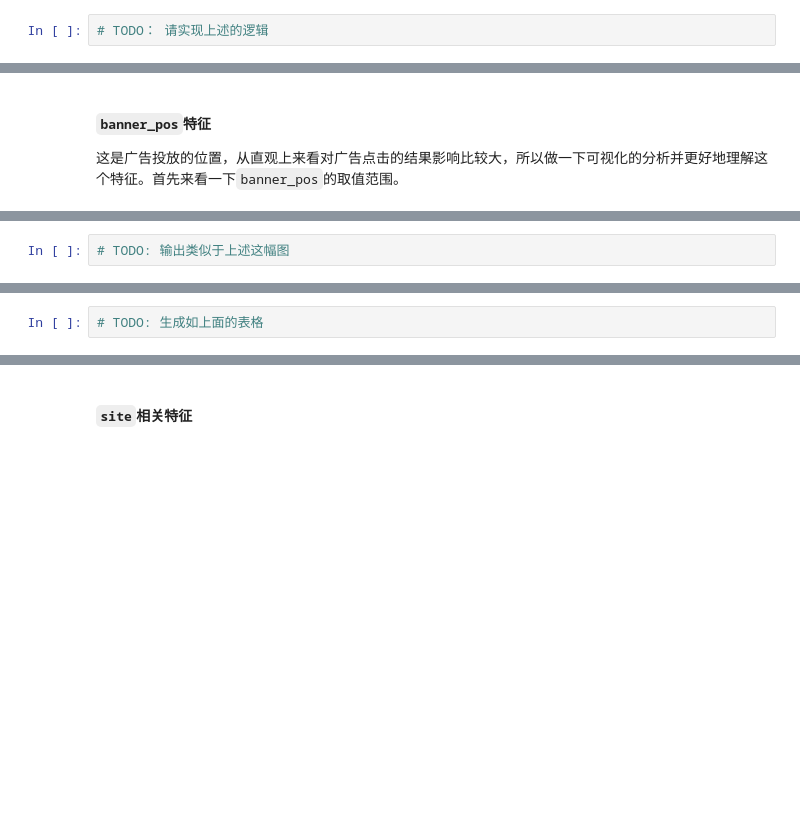
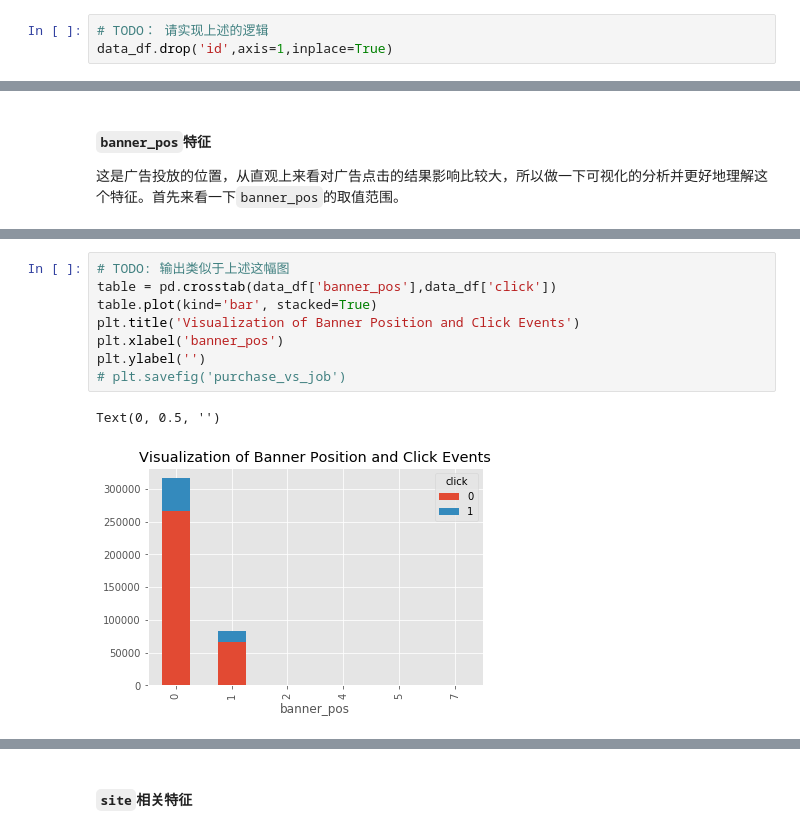
Before and after one commit to lishuai1022/machine_learning, a Jupyter notebook: projects-ch8-ad/starter_code.ipynb, the cells around one changed output, grey strips where cells are left out. Drawn from its saved outputs; the diff is of its cells as text; blank space fills up the shorter version.

```diff
--- a/projects-ch8-ad/starter_code.ipynb
+++ b/projects-ch8-ad/starter_code.ipynb
@@ -125,6 +125,7 @@ memory usage: 73.2+ MB
 > ``问题2（TODO）`` 1. 请判断这个特征有没有价值  2. 如果没有价值就把它从data_df中删掉。 提示： 如果对于每一个样本，``id``都是不一样的，那显然是无用的特征。
 # %%
 # TODO： 请实现上述的逻辑
+data_df.drop('id',axis=1,inplace=True)
 # %% [markdown]
 #### ``click``标签(label) ####
 对标签分布的理解是必不可少的，因为这直接跟样本不平衡相关。
@@ -150,10 +174,17 @@ data_df['banner_pos'].unique()
 
 > ``问题4（TODO）``: 通过可视化方式来展示每一个位置上的样本总数以及其中被点击和没有被点击的样本个数。需要得到如下的这样的一幅图：
 <img src="sample_img1.png" alt="drawing" width="300"/>
-# %%
-# TODO: 输出类似于上述这幅图
+# %%
+# TODO: 输出类似于上述这幅图
+table = pd.crosstab(data_df['banner_pos'],data_df['click'])
+table.plot(kind='bar', stacked=True)
+plt.title('Visualization of Banner Position and Click Events')
+plt.xlabel('banner_pos')
+plt.ylabel('')
+# plt.savefig('purchase_vs_job')
+# %% [output]
+Text(0, 0.5, '')
+[figure, added]
 # %% [markdown]
 > ``问题5（TODO)``： 生成完上面的图之后能感觉到这个特征还是蛮重要的，而且由于``banner_pos=2,4,5,7``的样本比较少，在图里不那么直观。所以我们就尝试打印一下一个表格。表格里的每一行针对于的是banner_pos具体的值，另外表格有两列，分别是false和true,  分别代表在某一个banner_pos的样本，有百分之多少的概率不被点击和被点击。 生成出来的表格如下图所示：
 <img src="sample_img2.png" alt="drawing" width="200"/>
-# %%
-# TODO: 生成如上面的表格
```
Also changed, not shown: parts of 23 cells of this notebook.
